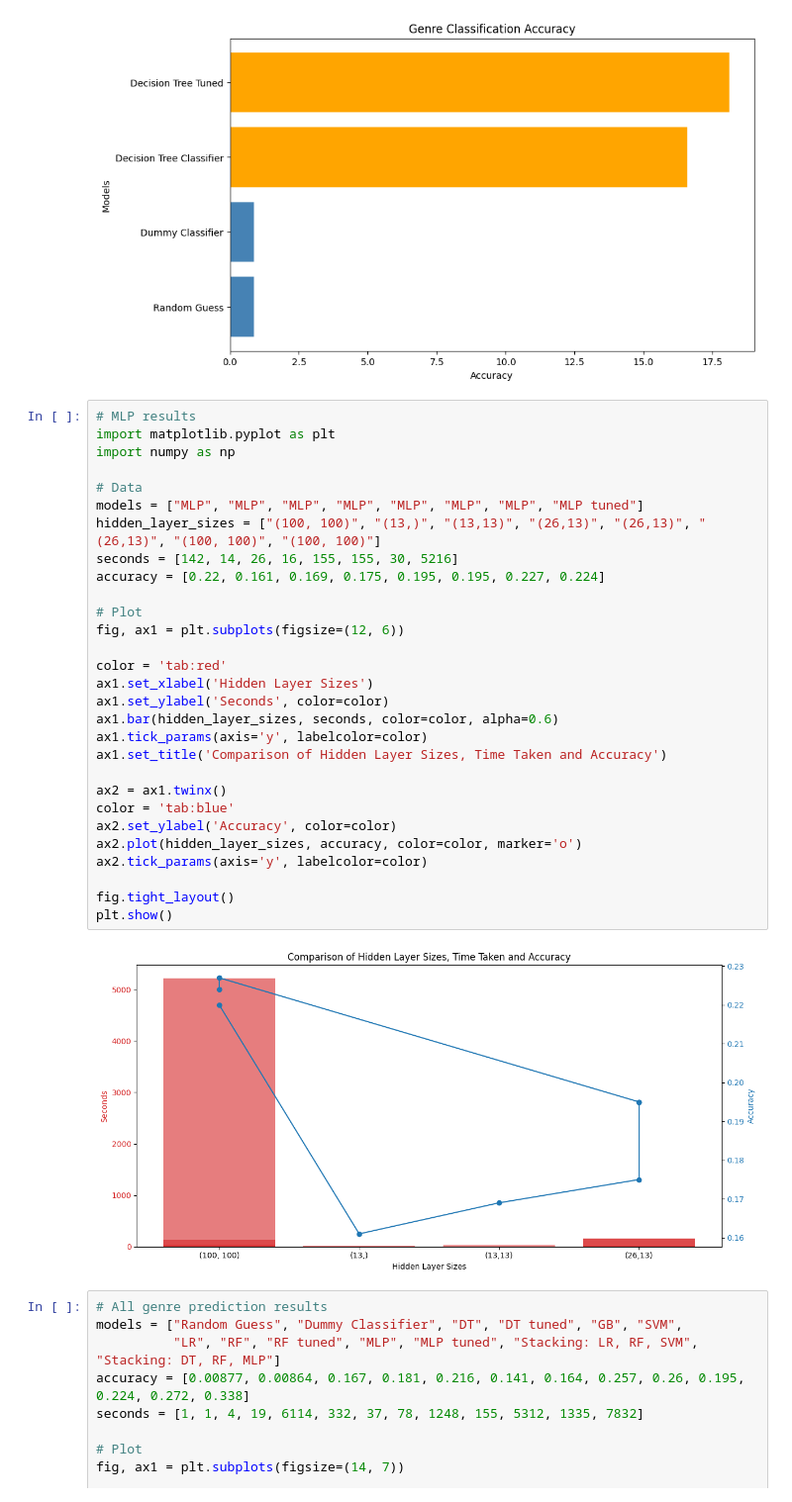
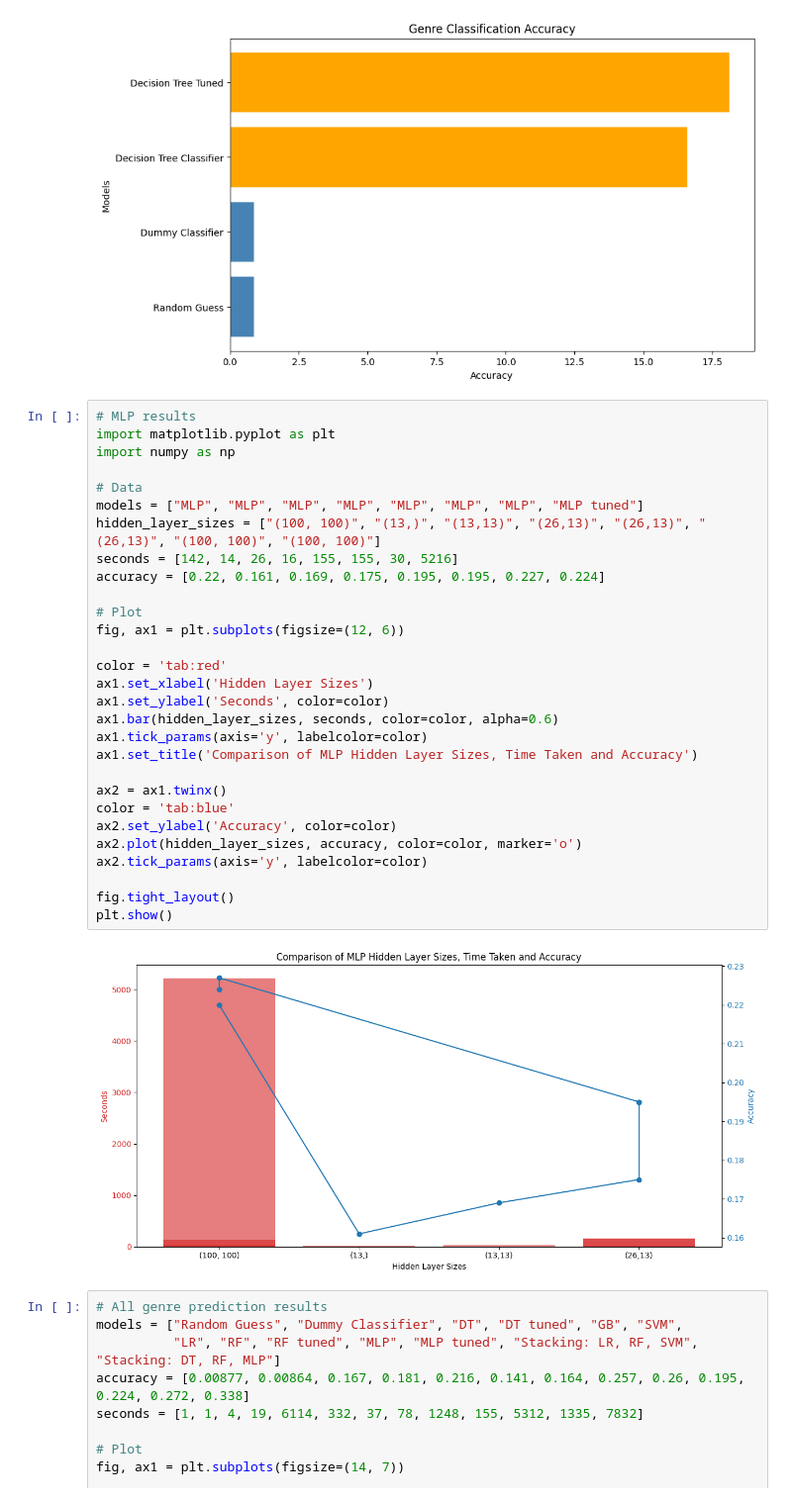
Before and after one commit to Alec8888/DataScienceFinalProject, a Jupyter notebook: Results_genre.ipynb, the cells around one changed output. Shown at 99% size. Drawn from its saved outputs; the diff is of its cells as text.

```diff
--- a/Results_genre.ipynb
+++ b/Results_genre.ipynb
@@ -27,34 +27,34 @@ plt.show()
 # %%
 # MLP results
 import matplotlib.pyplot as plt
 import numpy as np
 
 # Data
 models = ["MLP", "MLP", "MLP", "MLP", "MLP", "MLP", "MLP", "MLP tuned"]
 hidden_layer_sizes = ["(100, 100)", "(13,)", "(13,13)", "(26,13)", "(26,13)", "(26,13)", "(100, 100)", "(100, 100)"]
 seconds = [142, 14, 26, 16, 155, 155, 30, 5216]
 accuracy = [0.22, 0.161, 0.169, 0.175, 0.195, 0.195, 0.227, 0.224]
 
 # Plot
 fig, ax1 = plt.subplots(figsize=(12, 6))
 
 color = 'tab:red'
 ax1.set_xlabel('Hidden Layer Sizes')
 ax1.set_ylabel('Seconds', color=color)
 ax1.bar(hidden_layer_sizes, seconds, color=color, alpha=0.6)
 ax1.tick_params(axis='y', labelcolor=color)
-ax1.set_title('Comparison of Hidden Layer Sizes, Time Taken and Accuracy')
+ax1.set_title('Comparison of MLP Hidden Layer Sizes, Time Taken and Accuracy')
 
 ax2 = ax1.twinx()
 color = 'tab:blue'
 ax2.set_ylabel('Accuracy', color=color)
 ax2.plot(hidden_layer_sizes, accuracy, color=color, marker='o')
 ax2.tick_params(axis='y', labelcolor=color)
 
 fig.tight_layout()
 plt.show()
 # %% [output]
-[figure, old version]
+[figure, new version]
 # %%
 # All genre prediction results
 models = ["Random Guess", "Dummy Classifier", "DT", "DT tuned", "GB", "SVM",
```
Also changed, not shown: parts of 1 cell of this notebook.
